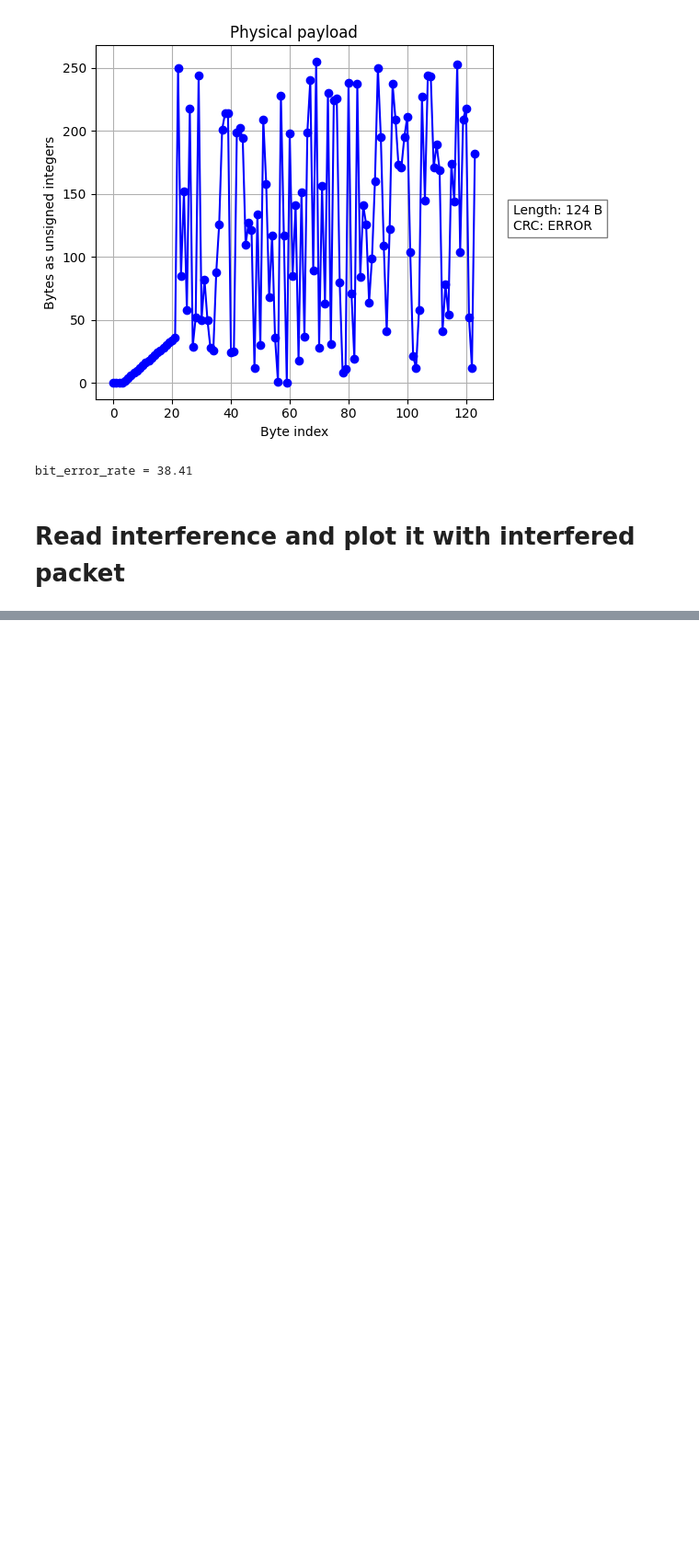
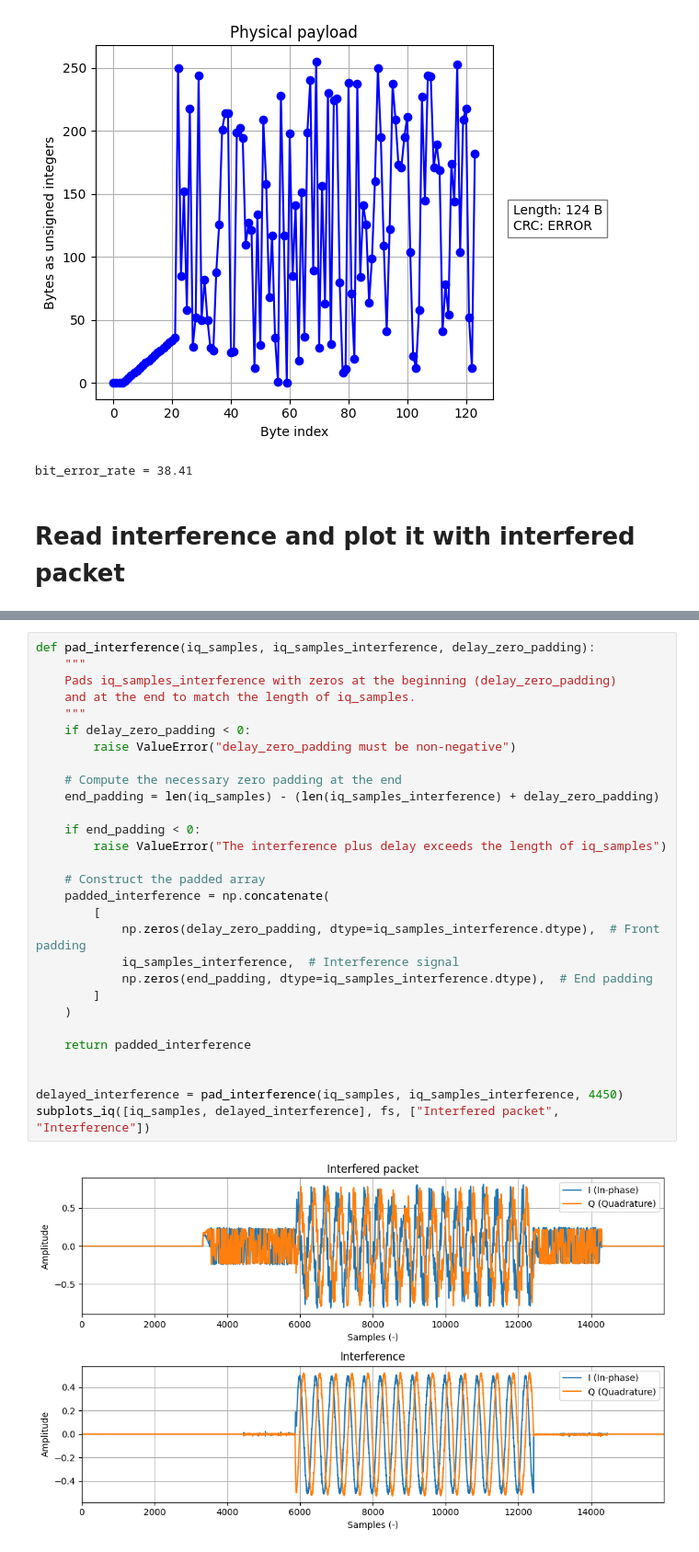
Before and after one commit to SDMote/SDR_projects, a Jupyter notebook: python_phy/subtraction_test.ipynb, the cells around one changed output, grey strips where cells are left out. Shown at 92% size. Saved outputs shown, nothing was run; the diff lists cells and outputs as text; blank space fills up the shorter version.

```diff
--- a/python_phy/subtraction_test.ipynb
+++ b/python_phy/subtraction_test.ipynb
@@ -69,0 +97,31 @@ subplots_iq([iq_samples, iq_samples_interference], fs)
+# %%
+def pad_interference(iq_samples, iq_samples_interference, delay_zero_padding):
+    """
+    Pads iq_samples_interference with zeros at the beginning (delay_zero_padding)
+    and at the end to match the length of iq_samples.
+    """
+    if delay_zero_padding < 0:
+        raise ValueError("delay_zero_padding must be non-negative")
+
+    # Compute the necessary zero padding at the end
+    end_padding = len(iq_samples) - (len(iq_samples_interference) + delay_zero_padding)
+
+    if end_padding < 0:
+        raise ValueError("The interference plus delay exceeds the length of iq_samples")
+
+    # Construct the padded array
+    padded_interference = np.concatenate(
+        [
+            np.zeros(delay_zero_padding, dtype=iq_samples_interference.dtype),  # Front padding
+            iq_samples_interference,  # Interference signal
+            np.zeros(end_padding, dtype=iq_samples_interference.dtype),  # End padding
+        ]
+    )
+
+    return padded_interference
+
+
+delayed_interference = pad_interference(iq_samples, iq_samples_interference, 4450)
+subplots_iq([iq_samples, delayed_interference], fs, ["Interfered packet", "Interference"])
+# %% [output]
+[figure, added]
```
Also changed, not shown: parts of 7 cells of this notebook.
